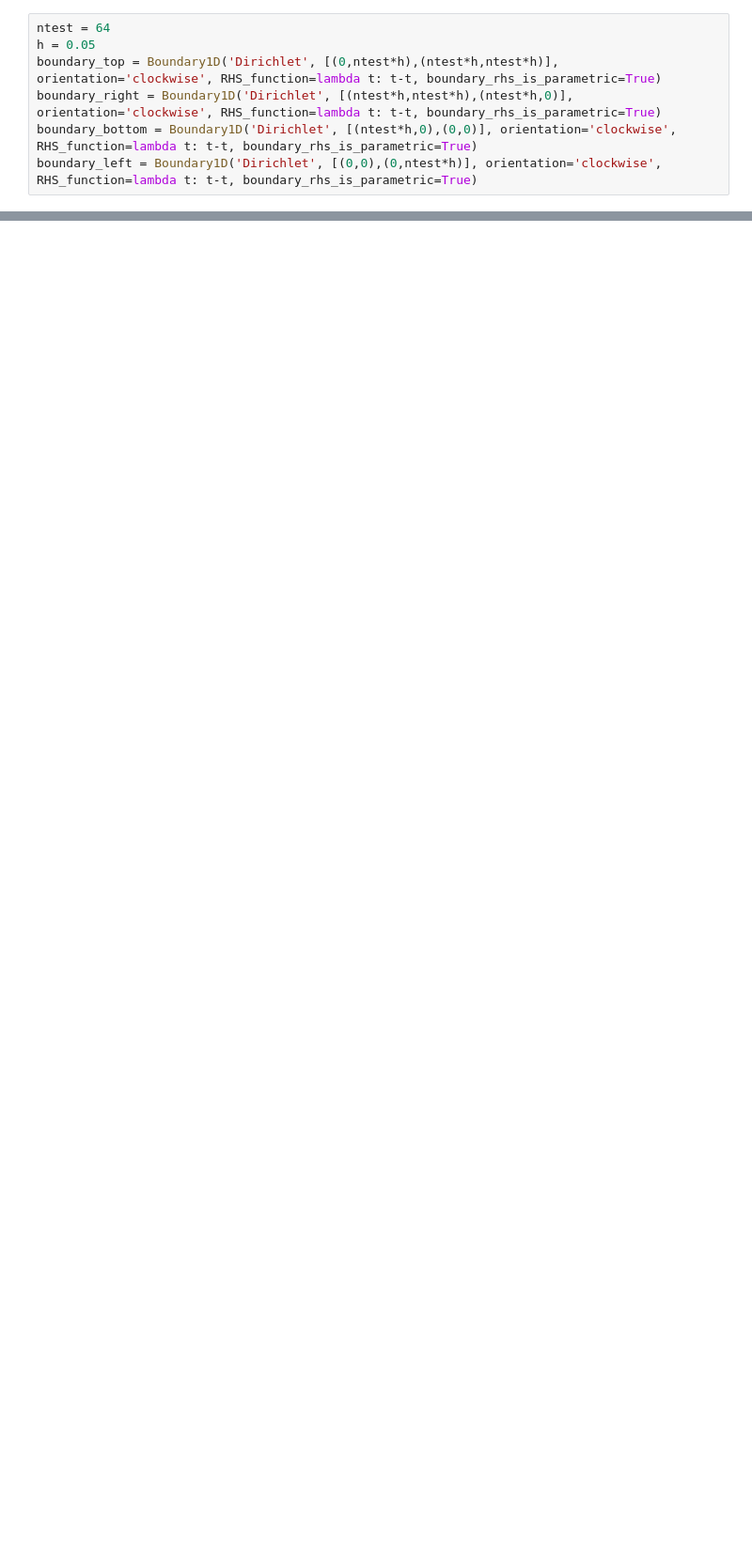
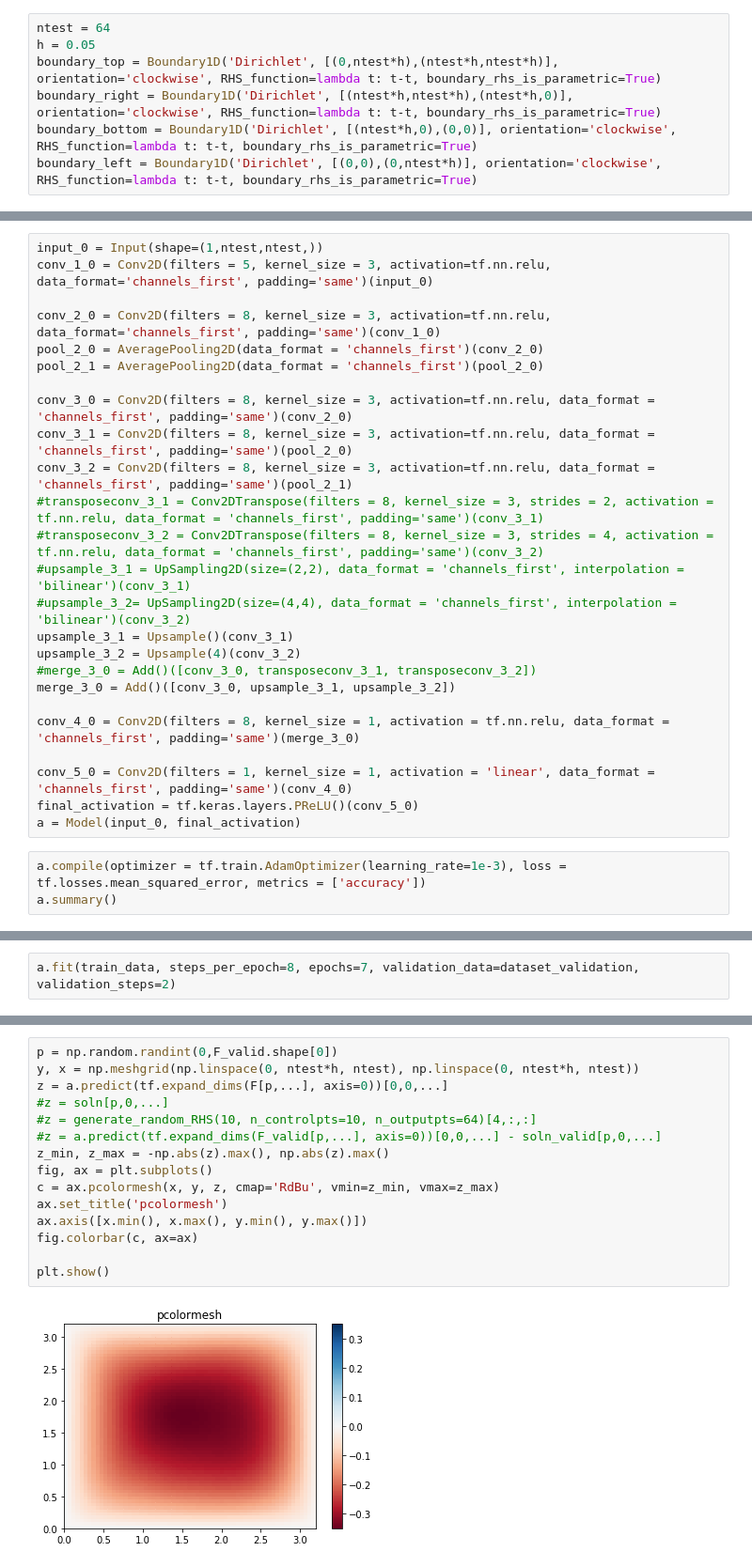
Before and after one commit to aligirayhanozbay/poisson_CNN, a Jupyter notebook: poisson_CNN.ipynb, the cells around one changed output, grey strips where cells are left out. Shown at 94% size. Cells and saved outputs as stored; diff of their text form; blank space fills up the shorter version.

Commit message:
finally working stuff

```diff
--- a/poisson_CNN.ipynb
+++ b/poisson_CNN.ipynb
@@ -316,0 +228,28 @@ F = pool.map(generate_random_RHS, zip(itertools.repeat(4), itertools.repeat(10),
+# %%
+input_0 = Input(shape=(1,ntest,ntest,))
+conv_1_0 = Conv2D(filters = 5, kernel_size = 3, activation=tf.nn.relu, data_format='channels_first', padding='same')(input_0)
+
+conv_2_0 = Conv2D(filters = 8, kernel_size = 3, activation=tf.nn.relu, data_format='channels_first', padding='same')(conv_1_0)
+pool_2_0 = AveragePooling2D(data_format = 'channels_first')(conv_2_0)
+pool_2_1 = AveragePooling2D(data_format = 'channels_first')(pool_2_0)
+
+conv_3_0 = Conv2D(filters = 8, kernel_size = 3, activation=tf.nn.relu, data_format = 'channels_first', padding='same')(conv_2_0)
+conv_3_1 = Conv2D(filters = 8, kernel_size = 3, activation=tf.nn.relu, data_format = 'channels_first', padding='same')(pool_2_0)
+conv_3_2 = Conv2D(filters = 8, kernel_size = 3, activation=tf.nn.relu, data_format = 'channels_first', padding='same')(pool_2_1)
+#transposeconv_3_1 = Conv2DTranspose(filters = 8, kernel_size = 3, strides = 2, activation = tf.nn.relu, data_format = 'channels_first', padding='same')(conv_3_1)
+#transposeconv_3_2 = Conv2DTranspose(filters = 8, kernel_size = 3, strides = 4, activation = tf.nn.relu, data_format = 'channels_first', padding='same')(conv_3_2)
+#upsample_3_1 = UpSampling2D(size=(2,2), data_format = 'channels_first', interpolation = 'bilinear')(conv_3_1)
+#upsample_3_2= UpSampling2D(size=(4,4), data_format = 'channels_first', interpolation = 'bilinear')(conv_3_2)
+upsample_3_1 = Upsample()(conv_3_1)
+upsample_3_2 = Upsample(4)(conv_3_2)
+#merge_3_0 = Add()([conv_3_0, transposeconv_3_1, transposeconv_3_2])
+merge_3_0 = Add()([conv_3_0, upsample_3_1, upsample_3_2])
+
+conv_4_0 = Conv2D(filters = 8, kernel_size = 1, activation = tf.nn.relu, data_format = 'channels_first', padding='same')(merge_3_0)
+
+conv_5_0 = Conv2D(filters = 1, kernel_size = 1, activation = 'linear', data_format = 'channels_first', padding='same')(conv_4_0)
+final_activation = tf.keras.layers.PReLU()(conv_5_0)
+a = Model(input_0, final_activation)
+# %%
+a.compile(optimizer = tf.train.AdamOptimizer(learning_rate=1e-3), loss = tf.losses.mean_squared_error, metrics = ['accuracy'])
+a.summary()
@@ -316,0 +274,2 @@ F = pool.map(generate_random_RHS, zip(itertools.repeat(4), itertools.repeat(10),
+# %%
+a.fit(train_data, steps_per_epoch=8, epochs=7, validation_data=dataset_validation, validation_steps=2)
@@ -316,0 +294,17 @@ F = pool.map(generate_random_RHS, zip(itertools.repeat(4), itertools.repeat(10),
+# %%
+p = np.random.randint(0,F_valid.shape[0])
+y, x = np.meshgrid(np.linspace(0, ntest*h, ntest), np.linspace(0, ntest*h, ntest))
+z = a.predict(tf.expand_dims(F[p,...], axis=0))[0,0,...]
+#z = soln[p,0,...]
+#z = generate_random_RHS(10, n_controlpts=10, n_outputpts=64)[4,:,:]
+#z = a.predict(tf.expand_dims(F_valid[p,...], axis=0))[0,0,...] - soln_valid[p,0,...]
+z_min, z_max = -np.abs(z).max(), np.abs(z).max()
+fig, ax = plt.subplots()
+c = ax.pcolormesh(x, y, z, cmap='RdBu', vmin=z_min, vmax=z_max)
+ax.set_title('pcolormesh')
+ax.axis([x.min(), x.max(), y.min(), y.max()])
+fig.colorbar(c, ax=ax)
+
+plt.show()
+# %% [output]
+[figure, added]
```
Also changed, not shown: parts of 42 cells of this notebook.
